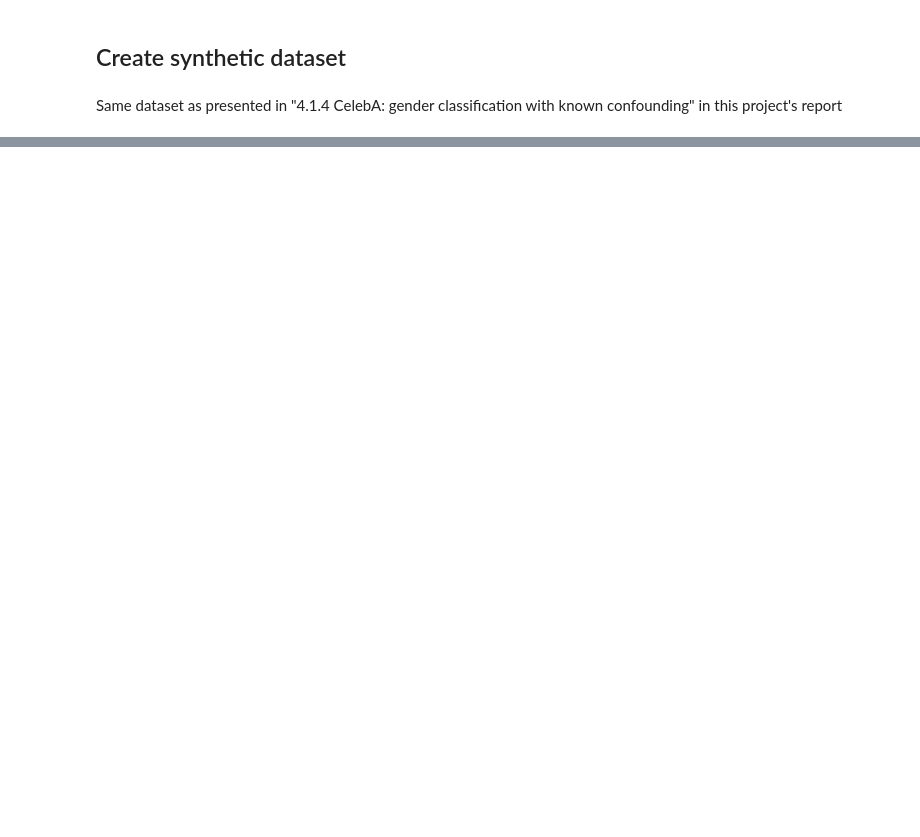
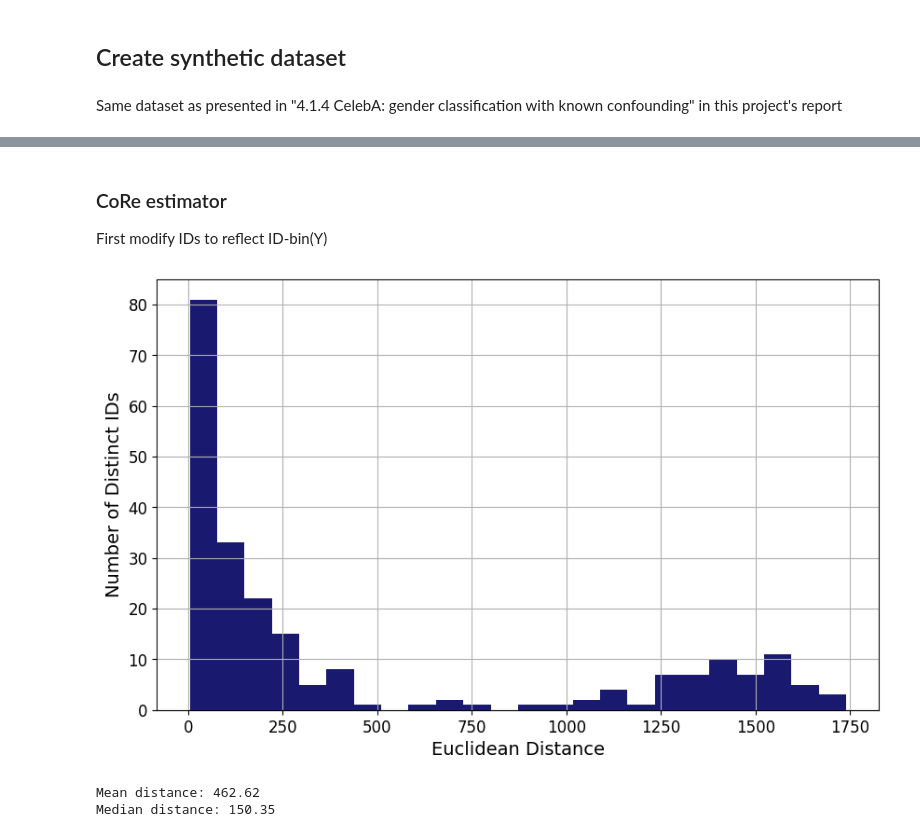
Before and after one commit to lukasec/semester_project_fs24, a Jupyter notebook: regression_experiment/synthetic_regression.ipynb, the cells around one changed output, grey strips where cells are left out. Drawn from its saved outputs; the diff is of its cells as text; code cells hidden in the pictures; blank space fills up the shorter version.

```diff
--- a/regression_experiment/synthetic_regression.ipynb
+++ b/regression_experiment/synthetic_regression.ipynb
@@ -93,0 +188,14 @@ KeyboardInterrupt:
+# %%
+# In case of a restart of notebook, re-run cells marked: "In case of re-start, run this cell"
+with open('data/regression/train_targets.pkl', 'rb') as f:
+    train_targets = pickle.load(f)
+
+with open('data/regression/test1_targets.pkl', 'rb') as f:
+    test1_targets = pickle.load(f)
+
+with open('data/regression/test2_targets.pkl', 'rb') as f:
+    test2_targets = pickle.load(f)
+
+train_ds['label'] = train_targets
+test1_ds['label'] = test1_targets
+test2_ds['label'] = test2_targets
@@ -93,0 +238,42 @@ KeyboardInterrupt:
+# %% [markdown]
+### CoRe estimator
+First modify IDs to reflect ID-bin(Y)
+# %%
+latents =  np.array(train_targets.block_until_ready())
+ids = np.array(train_ds['id'])
+
+id_to_latents = {}
+for latent, id in zip(latents, ids):
+    if id in id_to_latents:
+        id_to_latents[id].append(latent)
+    else:
+        id_to_latents[id] = [latent]
+
+distances = []
+for id, latent_list in id_to_latents.items():
+    if len(latent_list) == 2:
+        dist = np.sqrt(np.sum((latent_list[0] - latent_list[1]) ** 2))
+        distances.append(dist)
+
+# Bin the distances
+bins = np.linspace(min(distances), max(distances), num=25)
+hist, bin_edges = np.histogram(distances, bins=bins)
+
+plt.figure(figsize=(10, 6))
+plt.bar((bin_edges[:-1] + bin_edges[1:]) / 2, hist, align='center', width=np.diff(bin_edges), color='midnightblue')
+plt.xlabel('Euclidean Distance', fontsize=14)
+plt.ylabel('Number of Distinct IDs', fontsize=14)
+# plt.title('Histogram of Euclidean Distances Between Latents', fontsize=16)
+plt.grid(True)
+plt.xticks(fontsize=12)
+plt.yticks(fontsize=12)
+plt.show()
+
+mean_distance = np.mean(distances)
+median_distance = np.median(distances)
+print(f"Mean distance: {mean_distance:.2f}")
+print(f"Median distance: {median_distance:.2f}")
+# %% [output]
+[figure, added]
+Mean distance: 462.62
+Median distance: 150.35
```
Also changed, not shown: parts of 20 cells of this notebook, 4 other files.
